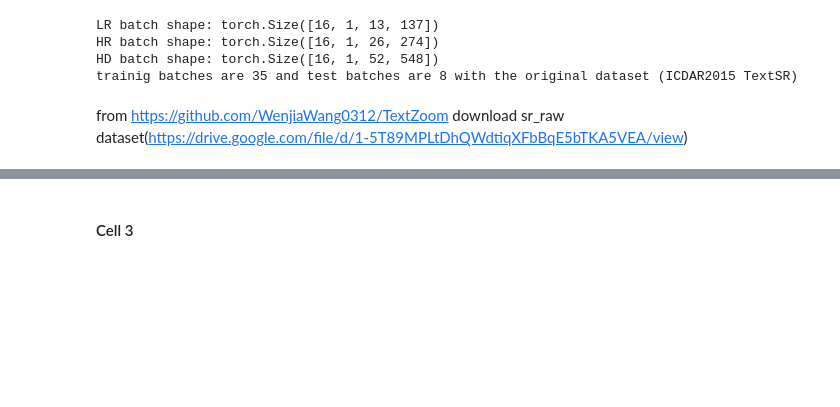
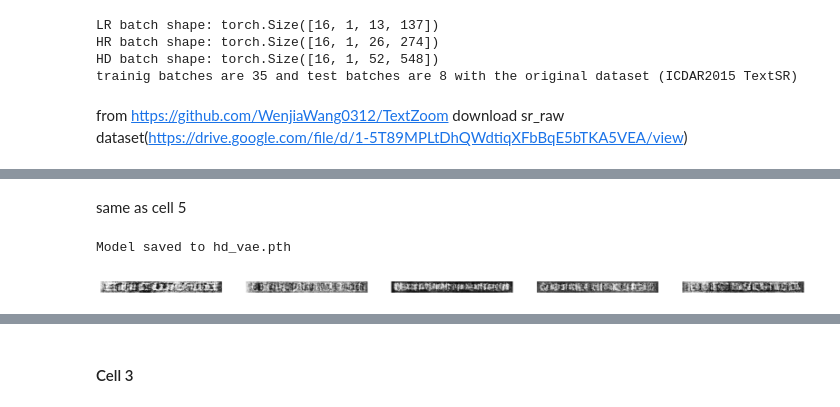
Before and after one commit to Iman-yazdanpanah/SRCNN, a Jupyter notebook: SIREN.ipynb, the cells around one changed output, grey strips where cells are left out. Saved outputs shown, nothing was run; the diff lists cells and outputs as text; code cells hidden in the pictures; blank space fills up the shorter version.

```diff
--- a/SIREN.ipynb
+++ b/SIREN.ipynb
@@ -142,0 +242,2 @@ from https://github.com/WenjiaWang0312/TextZoom download sr_raw dataset(https://
+# %% [markdown]
+same as cell 5
@@ -142,0 +255,31 @@ from https://github.com/WenjiaWang0312/TextZoom download sr_raw dataset(https://
+# %%
+save_model(hd_vae, "hd_vae.pth")
+# %% [output]
+Model saved to hd_vae.pth
+# %%
+def generate_new_images(model1, num_images):
+    device = torch.device("cuda" if torch.cuda.is_available() else "cpu")
+    model1.to(device)
+    model1.eval()
+
+    with torch.no_grad():
+        z1 = torch.randn(num_images, model1.latent_dim).to(device)
+        generated_images1 = model1.decode(z1)
+    return generated_images1
+
+# Generate new images
+new_hd_images = generate_new_images(hd_vae, 100)
+#new_hr_images = generate_new_images(hr_vae, 100)
+# %%
+import matplotlib.pyplot as plt
+
+def visualize_images(images, num_images=5):
+    fig, axes = plt.subplots(1, num_images, figsize=(20, 4))
+    for i in range(num_images):
+        axes[i].imshow(images[i].cpu().squeeze(), cmap='gray')
+        axes[i].axis('off')
+    plt.show()
+
+visualize_images(new_hd_images)
+# %% [output]
+[figure, added]
```
Also changed, not shown: parts of 9 cells of this notebook.
